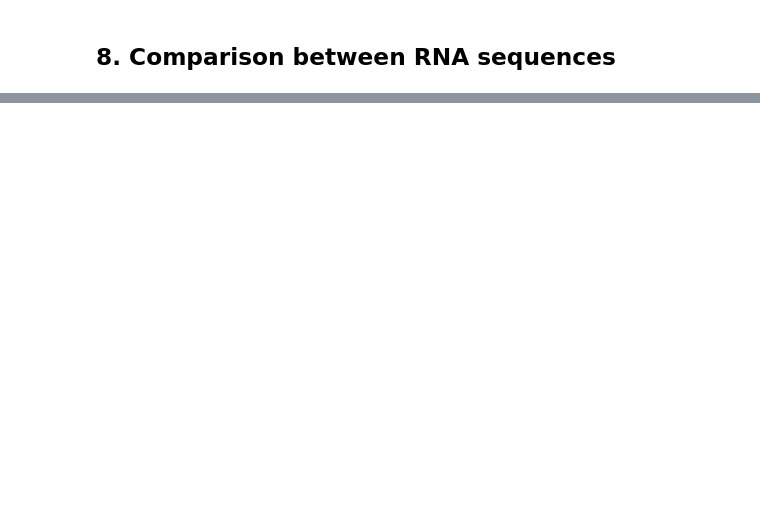
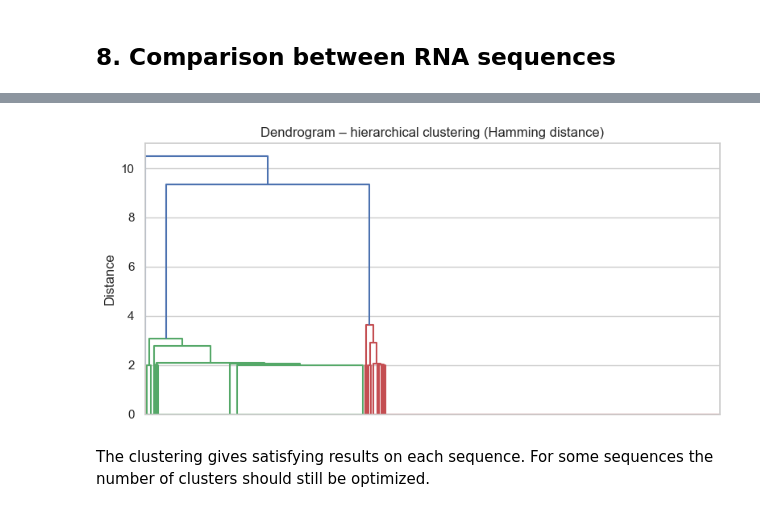
Before and after one commit to beline-y/Clustering-of-RNA-structures, a Jupyter notebook: clustering_rna_structures.ipynb, the cells around one changed output, grey strips where cells are left out. Saved outputs shown, nothing was run; the diff lists cells and outputs as text; code cells hidden in the pictures; blank space fills up the shorter version.

```diff
--- a/clustering_rna_structures.ipynb
+++ b/clustering_rna_structures.ipynb
@@ -953 +988,29 @@ Medioid structures :
 ... (6 outputs left out)
+# %%
+distance_matrix_purine = distance_hamming
+
+
+md = RNA.md()
+md.uniq_ML = 1
+fc = RNA.fold_compound(sequence, md)
+(propensity, ensemble_energy) = fc.pf()
+bpp_matrix = fc.bpp()
+df_purine = sampling_structures(fc, num_samples=1000)
+
+distance_matrix_purine = distance_matrix_hamming(df_purine["structure"].tolist())
+
+
+condensed = squareform(distance_matrix_purine)
+Z = linkage(condensed, method="average")
+df_samples["name"] = ["sample_" + str(i) for i in range(len(df_samples))]
+
+plt.figure(figsize=(8, 4))
+dendrogram(Z, labels=df_samples["name"].tolist(), leaf_rotation=45, no_labels=True)
+plt.title("Dendrogram – hierarchical clustering (Hamming distance)")
+plt.ylabel("Distance")
+plt.tight_layout()
+plt.show()
+# %% [output]
+[figure, added]
+# %% [markdown]
+The clustering gives satisfying results on each sequence. For some sequences the number of clusters should still be optimized.
```
Also changed, not shown: parts of 20 cells of this notebook.
